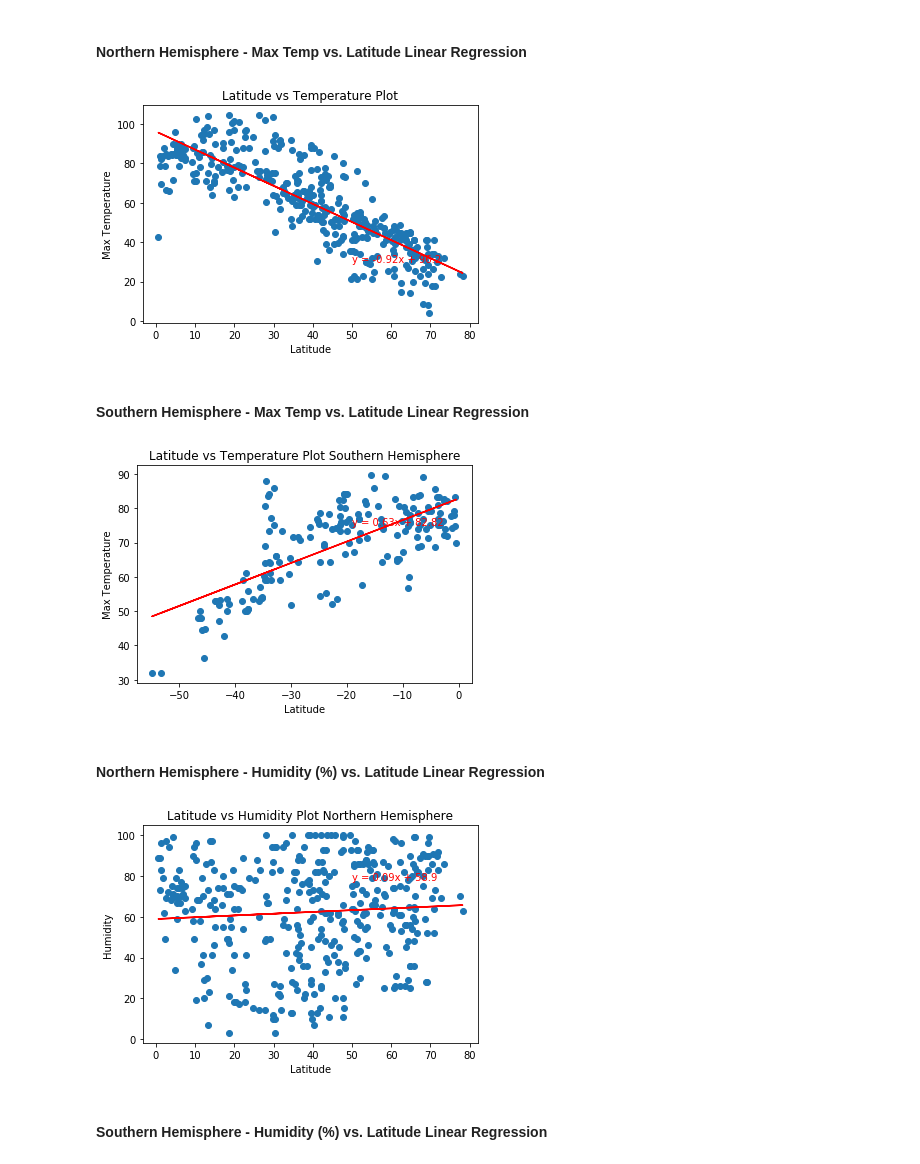
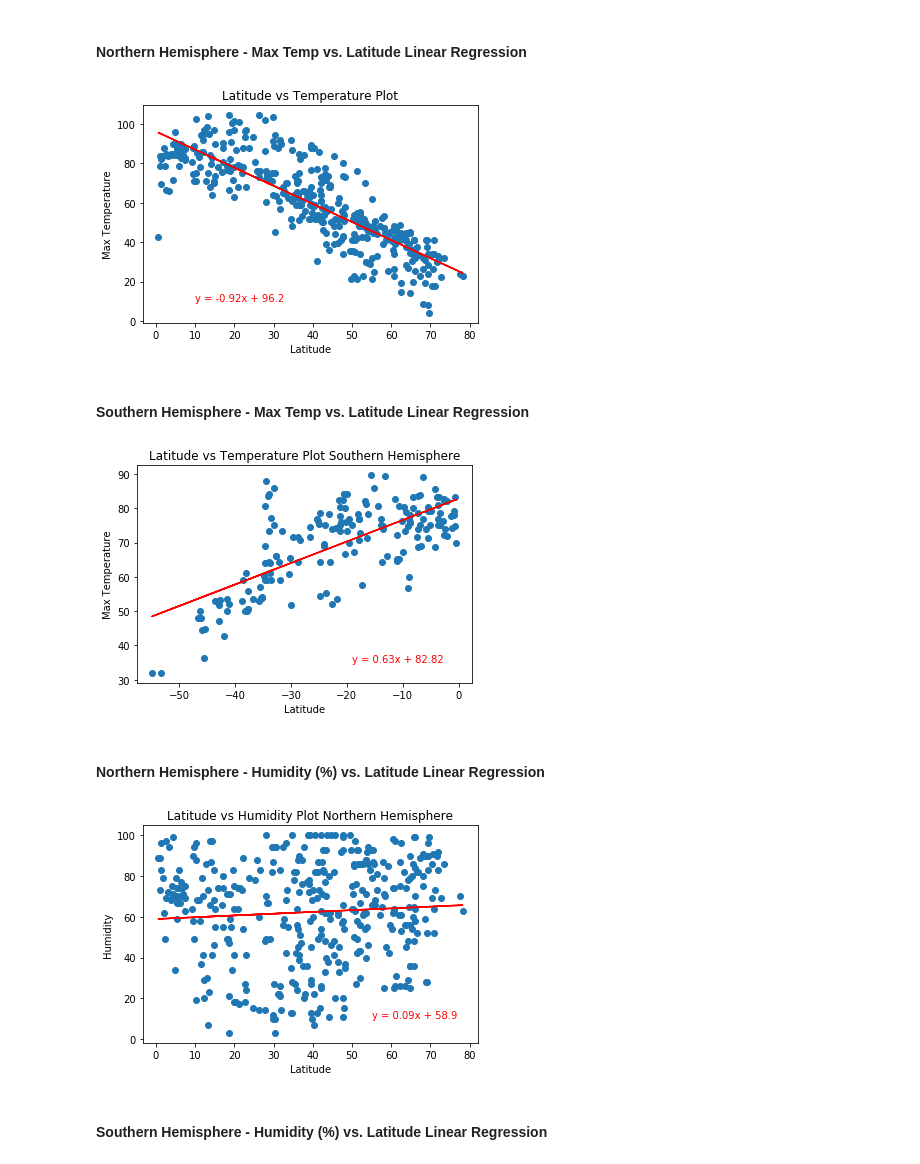
Before and after one commit to damiso24/python-api-challenge, a Jupyter notebook: Homework/Instructions/starter_code/WeatherPy_dh.ipynb, the cells around one changed output. Cells and saved outputs as stored; diff of their text form; code cells hidden in the pictures.

```diff
--- a/Homework/Instructions/starter_code/WeatherPy_dh.ipynb
+++ b/Homework/Instructions/starter_code/WeatherPy_dh.ipynb
@@ -396,42 +396,42 @@ plt.scatter(x_values_northern, y_values_northern_temp)
 plt.plot(x_values_northern,regress_values,"r-")
 
 # add line equation to my graph
-plt.annotate(line_eq,(50,30),fontsize=10,color="red")
+plt.annotate(line_eq,(10,10),fontsize=10,color="red")
 
 plt.title('Latitude vs Temperature Plot')
 plt.xlabel('Latitude')
 plt.ylabel('Max Temperature')
 plt.show()
 # %% [output]
-[figure, old version]
+[figure, new version]
 # %% [markdown]
 ####  Southern Hemisphere - Max Temp vs. Latitude Linear Regression
 # %%
 # identify x, y variables
 x_values_southern = southern_df['Lat']
 x_values_southern
 
 y_values_southern_temp = southern_df['Temp. Max']
 y_values_southern_temp
 
 (slope, intercept, rvalue, pvalue, stderr) = linregress(x_values_southern,y_values_southern_temp)
 regress_values = x_values_southern * slope + intercept
 line_eq = "y = " + str(round(slope,2)) + "x + " + str(round(intercept,2))
 
 plt.scatter(x_values_southern, y_values_southern_temp)
 
 # add regression line
 plt.plot(x_values_southern,regress_values,"r-")
 
 # add line equation to my graph
-plt.annotate(line_eq,(-19,75),fontsize=10,color="red")
+plt.annotate(line_eq,(-19,35),fontsize=10,color="red")
 
 plt.title('Latitude vs Temperature Plot Southern Hemisphere')
 plt.xlabel('Latitude')
 plt.ylabel('Max Temperature')
 plt.show()
 # %% [output]
-[figure, old version]
+[figure, new version]
 # %% [markdown]
 ####  Northern Hemisphere - Humidity (%) vs. Latitude Linear Regression
 # %%
@@ -452,14 +452,14 @@ plt.scatter(x_values_northern, y_values_northern_humidity)
 plt.plot(x_values_northern,regress_values,"r-")
 
 # add line equation to my graph
-plt.annotate(line_eq,(50,78),fontsize=10,color="red")
+plt.annotate(line_eq,(55,10),fontsize=10,color="red")
 
 plt.title('Latitude vs Humidity Plot Northern Hemisphere')
 plt.xlabel('Latitude')
 plt.ylabel('Humidity')
 plt.show()
 # %% [output]
-[figure, old version]
+[figure, new version]
 # %% [markdown]
 ####  Southern Hemisphere - Humidity (%) vs. Latitude Linear Regression
 # %%
```
Also changed, not shown: parts of 5 cells of this notebook, 1 other file.
